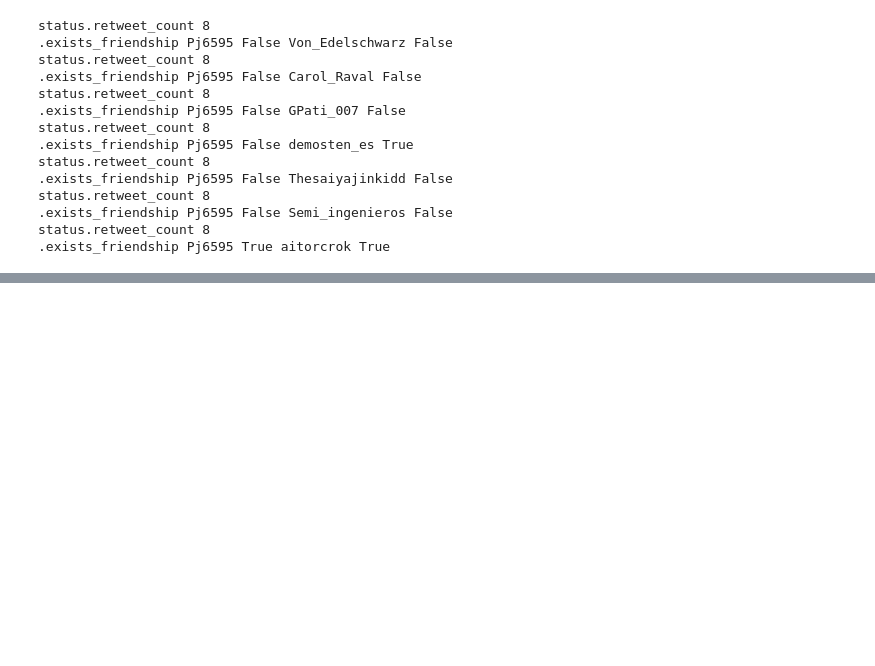
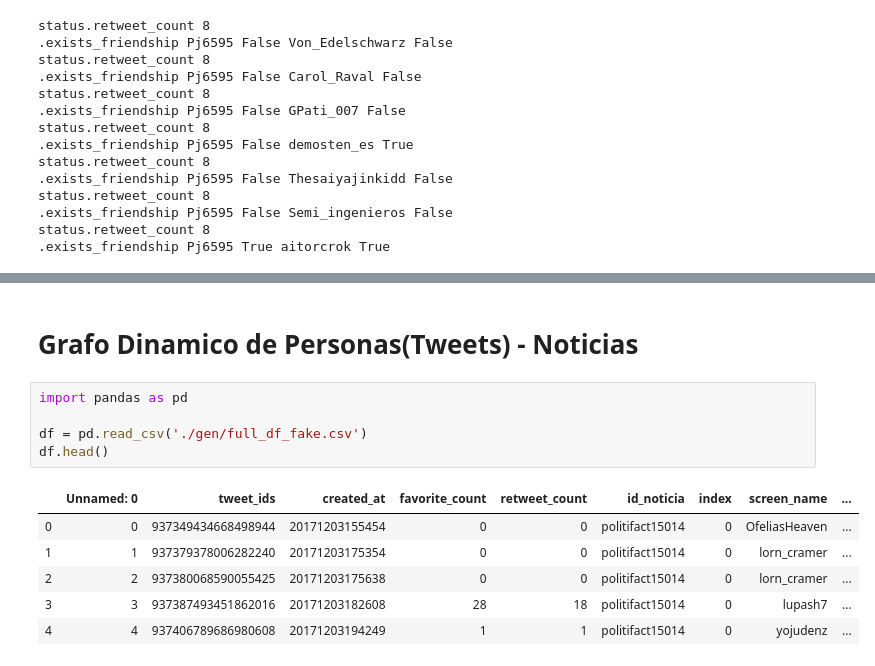
Before and after one commit to GuillermoOvejeroSanchez/Social-Network-Analysis, a Jupyter notebook: FakeNews/PruebasWilson.ipynb, the cells around one changed output, grey strips where cells are left out. Saved outputs shown, nothing was run; the diff lists cells and outputs as text; blank space fills up the shorter version.

```diff
--- a/FakeNews/PruebasWilson.ipynb
+++ b/FakeNews/PruebasWilson.ipynb
@@ -441,0 +531,14 @@ status.retweet_count 8
+# %% [markdown]
+# Grafo Dinamico de Personas(Tweets) - Noticias
+# %%
+import pandas as pd
+
+df = pd.read_csv('./gen/full_df_fake.csv')
+df.head()
+# %% [output]
+|  | Unnamed: 0 | tweet_ids | created_at | favorite_count | retweet_count | id_noticia | index | screen_name | ... |
+| 0 | 0 | 937349434668498944 | 20171203155454 | 0 | 0 | politifact15014 | 0 | OfeliasHeaven | ... |
+| 1 | 1 | 937379378006282240 | 20171203175354 | 0 | 0 | politifact15014 | 0 | lorn_cramer | ... |
+| 2 | 2 | 937380068590055425 | 20171203175638 | 0 | 0 | politifact15014 | 0 | lorn_cramer | ... |
+| 3 | 3 | 937387493451862016 | 20171203182608 | 28 | 18 | politifact15014 | 0 | lupash7 | ... |
+| 4 | 4 | 937406789686980608 | 20171203194249 | 1 | 1 | politifact15014 | 0 | yojudenz | ... |
```
Also changed, not shown: parts of 5 cells of this notebook.
